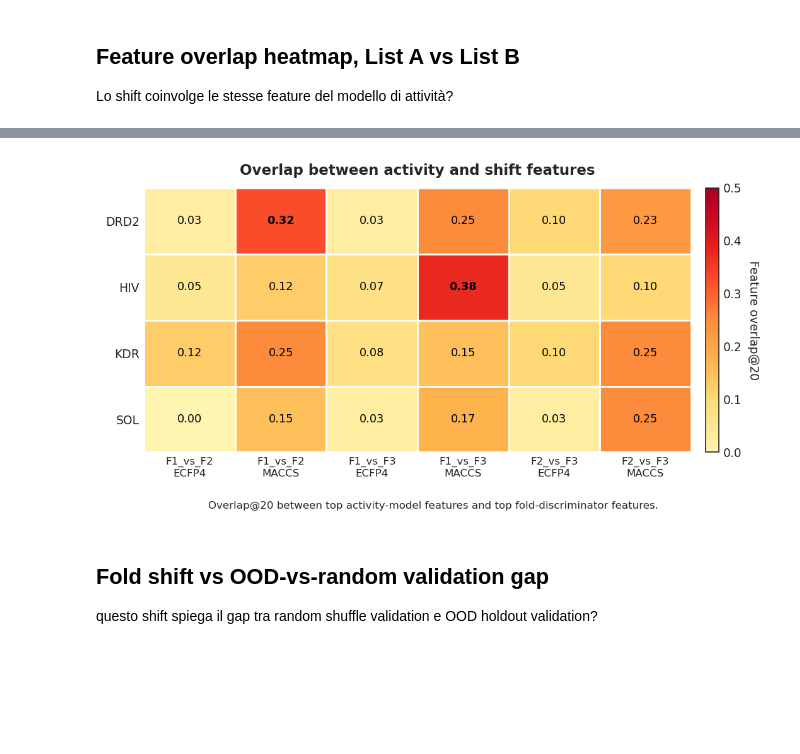
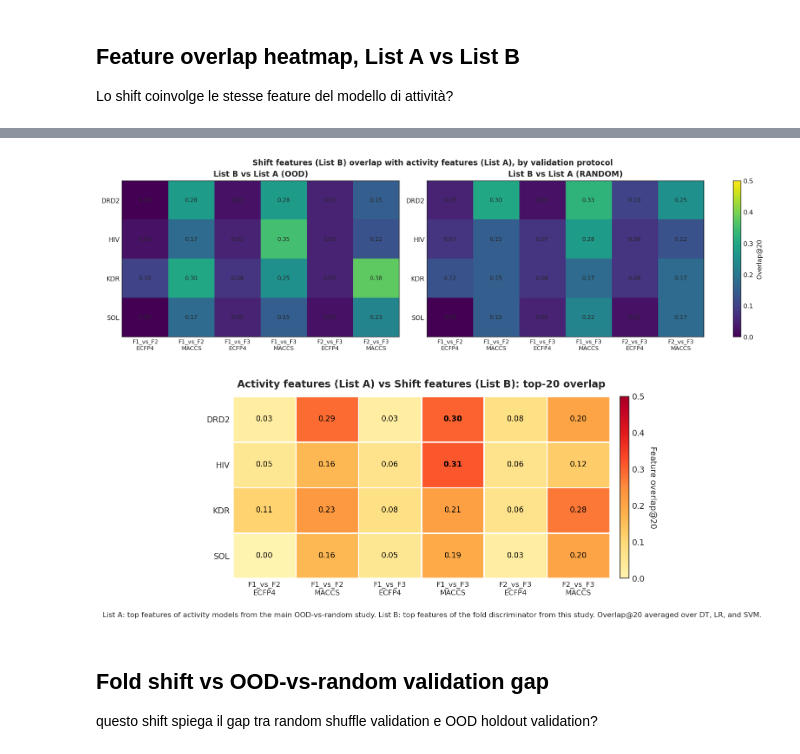
Before and after one commit to francescocapria/drug-discovery-lohi, a Jupyter notebook: notebooks/distribution_shift_analysis/classifier_shift_test_all_hi.ipynb, the cells around one changed output, grey strips where cells are left out. Drawn from its saved outputs; the diff is of its cells as text; code cells hidden in the pictures; blank space fills up the shorter version.

```diff
--- a/notebooks/distribution_shift_analysis/classifier_shift_test_all_hi.ipynb
+++ b/notebooks/distribution_shift_analysis/classifier_shift_test_all_hi.ipynb
@@ -1466,3 +1432,42 @@ display(df_overlap.head())
+# %%
+# Side-by-side heatmaps: overlap of shift features with OOD activity vs random activity
+fig, axes = plt.subplots(1, 2, figsize=(13, 3.6), constrained_layout=True)
+
+for ax, protocol in zip(axes, ["ood", "random"]):
+    sub = (
+        df_overlap.query("activity_protocol == @protocol")
+        .groupby(["dataset", "pair", "fingerprint"], as_index=False)["overlap"]
+        .mean()
+    )
+    sub["column"] = sub["pair"] + "\n" + sub["fingerprint"].str.upper()
+    mat = sub.pivot(index="dataset", columns="column", values="overlap").reindex(DATASETS)
+    mat = mat[[c for c in ordered_cols if c in mat.columns]]
+
+    im = ax.imshow(
+        np.ma.masked_invalid(mat.values.astype(float)),
+        vmin=0, vmax=0.5, cmap=cmap, aspect="auto",
+    )
+    ax.set_title(f"List B vs List A ({protocol.upper()})", fontweight="bold")
+    ax.set_xticks(range(len(mat.columns)))
+    ax.set_xticklabels(mat.columns, rotation=0, fontsize=8)
+    ax.set_yticks(range(len(mat.index)))
+    ax.set_yticklabels([d.upper() for d in mat.index])
+    for i in range(mat.shape[0]):
+        for j in range(mat.shape[1]):
+            v = mat.iloc[i, j]
+            if pd.notna(v):
+                ax.text(j, i, f"{v:.2f}", ha="center", va="center", fontsize=8)
+
+fig.colorbar(im, ax=axes, fraction=0.02, label=f"Overlap@{OVERLAP_K}")
+fig.suptitle(
+    "Shift features (List B) overlap with activity features (List A), by validation protocol",
+    fontweight="bold", y=1.05,
+)
+fig.savefig(FIG_ROOT / f"listA_listB_overlap_by_protocol_top{OVERLAP_K}.png",
+            dpi=600, bbox_inches="tight")
+plt.show()
+# %% [output]
+[figure, added]
 # %%
 import numpy as np
 import pandas as pd
@@ -1530,9 +1535,8 @@ im = ax.imshow(
 )
 
 ax.set_title(
-    "Overlap between activity and shift features",
-    pad=10,
-    fontweight="bold",
+    "Activity features (List A) vs Shift features (List B): top-20 overlap",
+    pad=10, fontweight="bold",
 )
 
 ax.set_xticks(np.arange(n_cols))
@@ -1574,40 +1578,39 @@ cbar = fig.colorbar(
     pad=0.025,
 )
 
 cbar.set_label(
     f"Feature overlap@{OVERLAP_K}",
     rotation=270,
     labelpad=13,
 )
 
 cbar.set_ticks(np.linspace(0, vmax, 6))
 cbar.ax.tick_params(length=0)
 
 fig.text(
-    0.5,
-    -0.03,
-    f"Overlap@{OVERLAP_K} between top activity-model features and top fold-discriminator features.",
-    ha="center",
-    va="top",
-    fontsize=8,
+    0.5, -0.03,
+    "List A: top features of activity models from the main OOD-vs-random study. "
+    "List B: top features of the fold discriminator from this study. "
+    f"Overlap@{OVERLAP_K} averaged over DT, LR, and SVM.",
+    ha="center", va="top", fontsize=8,
 )
 
 fig.tight_layout()
 
 fig.savefig(
     FIG_ROOT / f"global_listA_listB_overlap_heatmap_top{OVERLAP_K}_paper_light.png",
     dpi=600,
     bbox_inches="tight",
 )
 
 fig.savefig(
     FIG_ROOT / f"global_listA_listB_overlap_heatmap_top{OVERLAP_K}_paper_light.pdf",
     bbox_inches="tight",
 )
 
 plt.show()
 # %% [output]
-[figure, old version]
+[figure, new version]
 # %% [markdown]
 ## Fold shift vs OOD-vs-random validation gap
 
```
Also changed, not shown: parts of 6 cells of this notebook, 10 other files.
